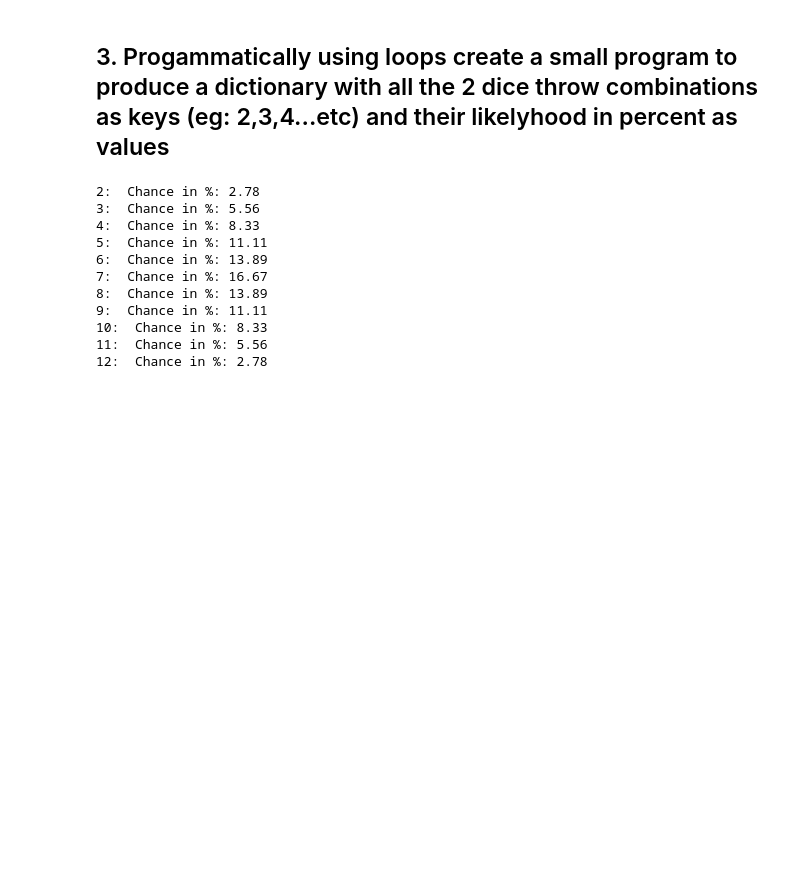
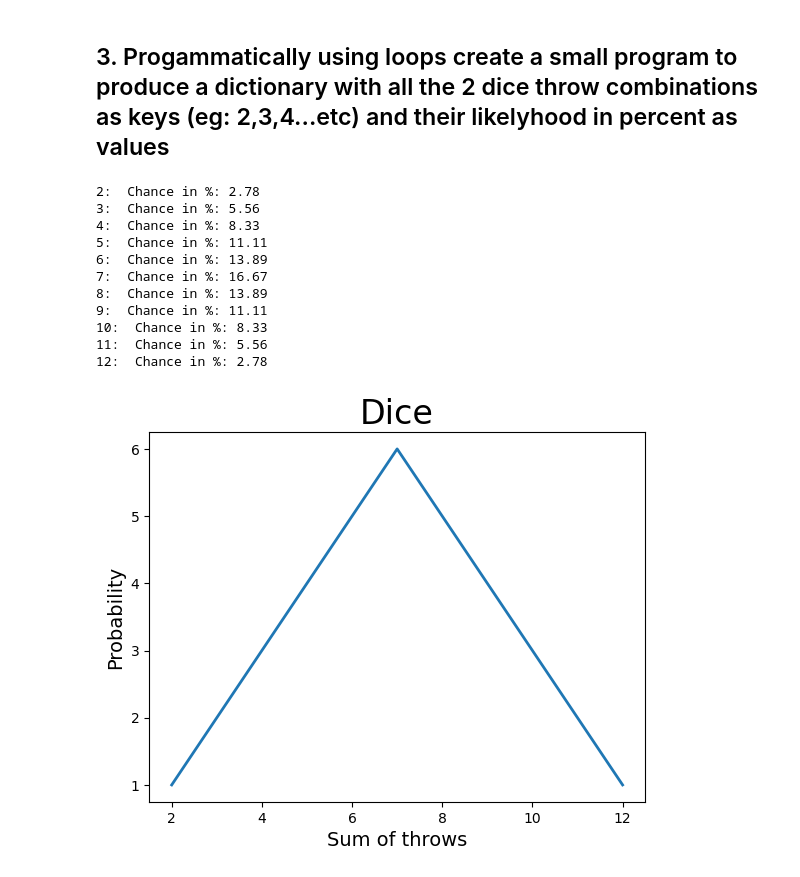
Before and after one commit to JonasRex/JupyterLab_My_Notebooks, a Jupyter notebook: 01-Exercise.ipynb, the cells around one changed output. Drawn from its saved outputs; the diff is of its cells as text; code cells hidden in the pictures; blank space fills up the shorter version.

```diff
--- a/01-Exercise.ipynb
+++ b/01-Exercise.ipynb
@@ -132,3 +132,21 @@ for key, value in my_dict.items() :
 10:  Chance in %: 8.33
 11:  Chance in %: 5.56
 12:  Chance in %: 2.78
+# %%
+import matplotlib.pyplot as plt
+
+plt.figure()
+
+
+
+plt.plot(my_dict.keys(), my_dict.values(), linewidth=2)
+
+# Set chart title and label axes.
+plt.title("Dice", fontsize=24)
+plt.ylabel("Probability", fontsize=14)
+plt.xlabel("Sum of throws", fontsize=14)
+# Set size of tick labels.
+
+plt.tick_params(axis='both', labelsize=10)
+# %% [output]
+[figure, added]
```
Also changed, not shown: parts of 1 cell of this notebook, 10 other files.
